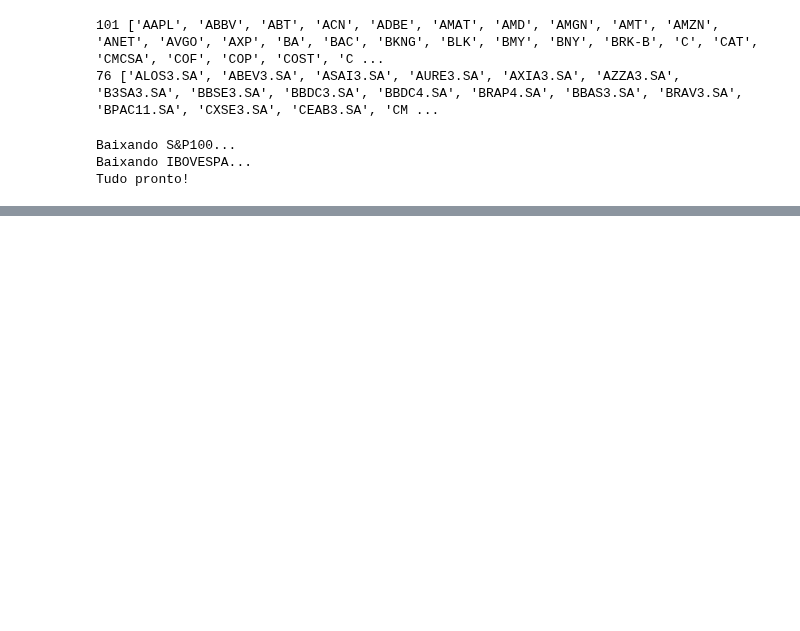
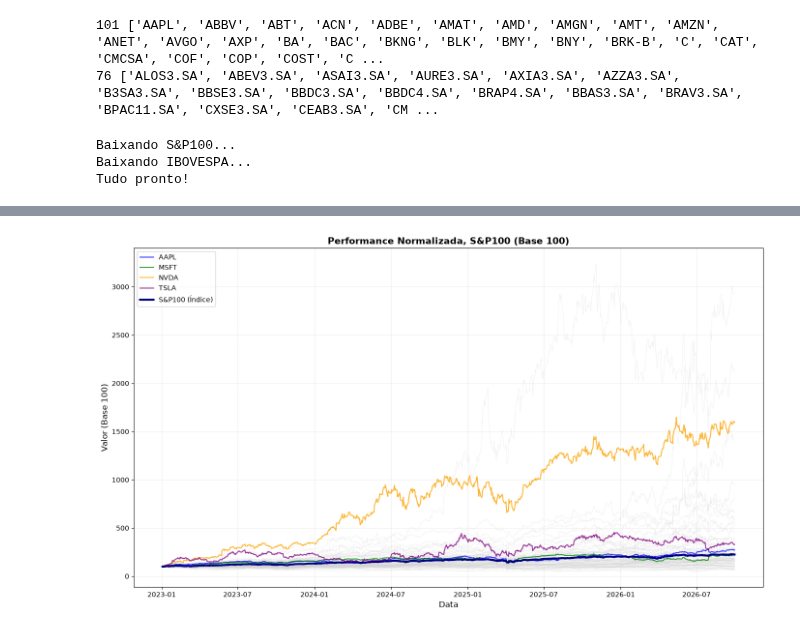
Before and after one commit to LeonardoDias2002/bootcamp_datascience, a Jupyter notebook: limpeza_dados/Finor_data_cleaning.ipynb, the cells around one changed output, grey strips where cells are left out. Saved outputs shown, nothing was run; the diff lists cells and outputs as text; code cells hidden in the pictures; blank space fills up the shorter version.

```diff
--- a/limpeza_dados/Finor_data_cleaning.ipynb
+++ b/limpeza_dados/Finor_data_cleaning.ipynb
@@ -298,5 +414,47 @@ dtype: int64
 # %%
-#comparar os dois índices, precisa alinhar as datas
-datas_comuns = ret_idx_sp100.index.intersection(ret_idx_ibov.index)
-ret_sp100_alinhado = ret_idx_sp100.loc[datas_comuns]
-ret_ibov_alinhado = ret_idx_ibov.loc[datas_comuns]
+# ══════════════════════════════════════════════════════
+# Performance Normalizada SP100
+# ══════════════════════════════════════════════════════
+
+# Performance normalizada: todos começam em 100 no início do período
+precos_norm_sp = (dados_sp100_clean / dados_sp100_clean.iloc[0] * 100)
+indice_norm_sp = (indice_sp100 / indice_sp100.iloc[0] * 100)
+
+plt.figure(figsize=(14, 8))
+
+# Ações individuais em cinza claro (fundo)
+for col in precos_norm_sp.columns:
+    plt.plot(precos_norm_sp.index, precos_norm_sp[col], color='lightgray', linewidth=0.5, alpha=0.4)
+
+# Destacar algumas ações relevantes
+destaques = ['AAPL', 'MSFT', 'NVDA', 'TSLA']
+cores_dest = ['blue', 'green', 'orange', 'purple']
+for acao, cor in zip(destaques, cores_dest):
+    if acao in precos_norm_sp.columns:
+        plt.plot(precos_norm_sp.index, precos_norm_sp[acao], color=cor, linewidth=1.5, label=acao, alpha=0.8)
+
+# Índice em destaque total
+plt.plot(indice_norm_sp.index, indice_norm_sp, color='navy', linewidth=3, label='S&P100 (Índice)')
+
+# Marcar eventos importantes
+
+data_covid_inicio = pd.to_datetime('2020-03-23')
+data_covid_fim = pd.to_datetime('2020-03-25')
+#plt.axvline(data_covid_inicio, color='red', linestyle=':', linewidth=1.5, alpha=0.7)
+#plt.text(data_covid_fim, precos_norm_sp.max().max()*0.85, 'Mínimo\nCOVID', color='red', fontsize=9)
+
+data_crise_juros_inicio = pd.to_datetime('2022-01-03')
+data_crise_juros_fim = pd.to_datetime('2022-02-01')
+#plt.axvline(data_crise_juros_inicio, color='darkred', linestyle=':', linewidth=1.5, alpha=0.7)
+#plt.text(data_crise_juros_fim, precos_norm_sp.max().max()*0.70, 'Início\nCrise Juros', color='darkred', fontsize=9)
+
+plt.title('Performance Normalizada, S&P100 (Base 100)', fontsize=14, fontweight='bold')
+plt.ylabel('Valor (Base 100)', fontsize=12)
+plt.xlabel('Data', fontsize=12)
+plt.legend(fontsize=10, loc='upper left')
+plt.grid(True, alpha=0.2)
+plt.tight_layout()
+plt.savefig('performance_normalizada_sp100.png', dpi=150)
+plt.show()
+# %% [output]
+[figure, added]
```
Also changed, not shown: parts of 17 cells of this notebook, 14 other files.
